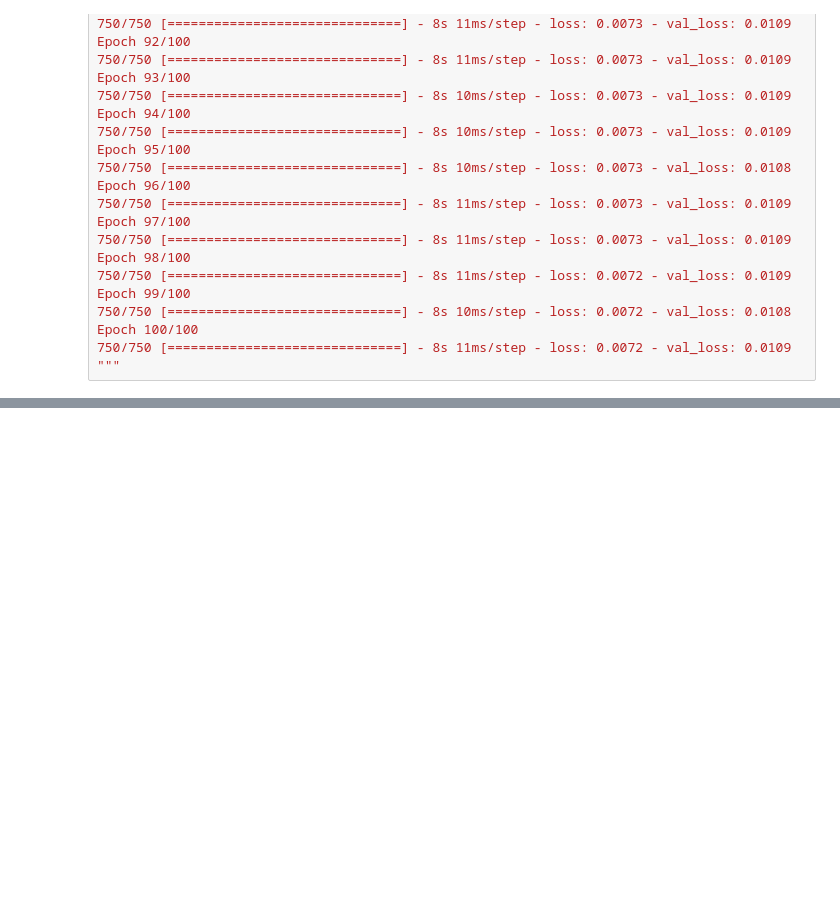
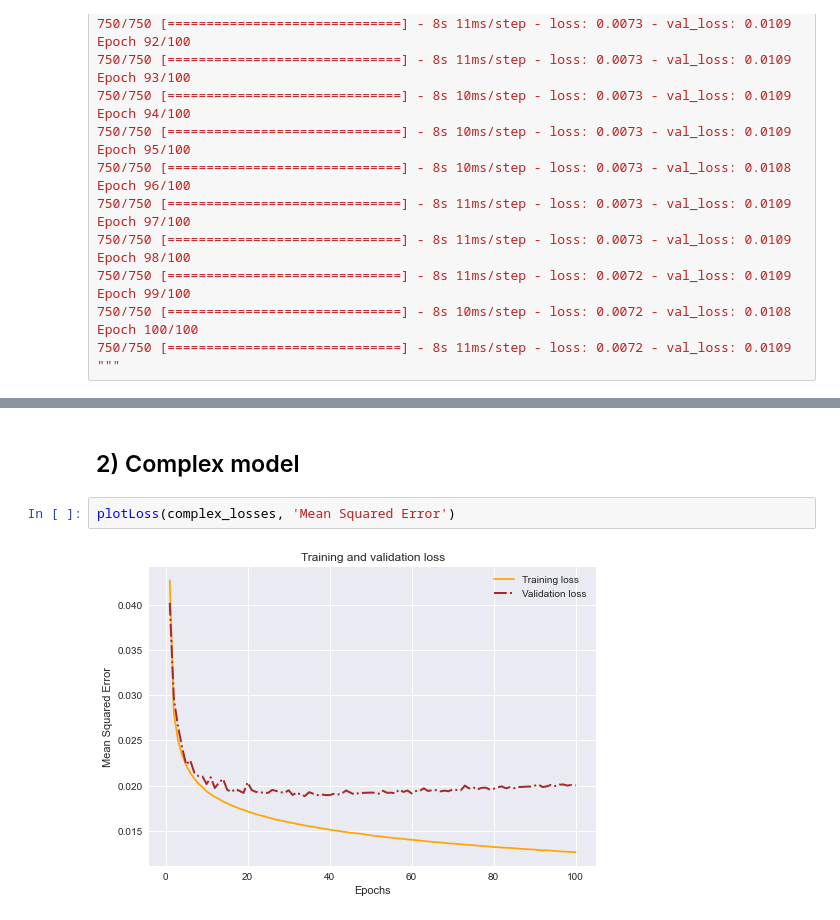
Before and after one commit to FTheodore/Project_3, a Jupyter notebook: Research_part1.ipynb, the cells around one changed output, grey strips where cells are left out. Cells and saved outputs as stored; diff of their text form; blank space fills up the shorter version.

```diff
--- a/Research_part1.ipynb
+++ b/Research_part1.ipynb
@@ -828,0 +1030,6 @@ Epoch 100/100
+# %% [markdown]
+## 2) Complex model
+# %%
+plotLoss(complex_losses, 'Mean Squared Error')
+# %% [output]
+[figure, added]
```
Also changed, not shown: parts of 36 cells of this notebook.
